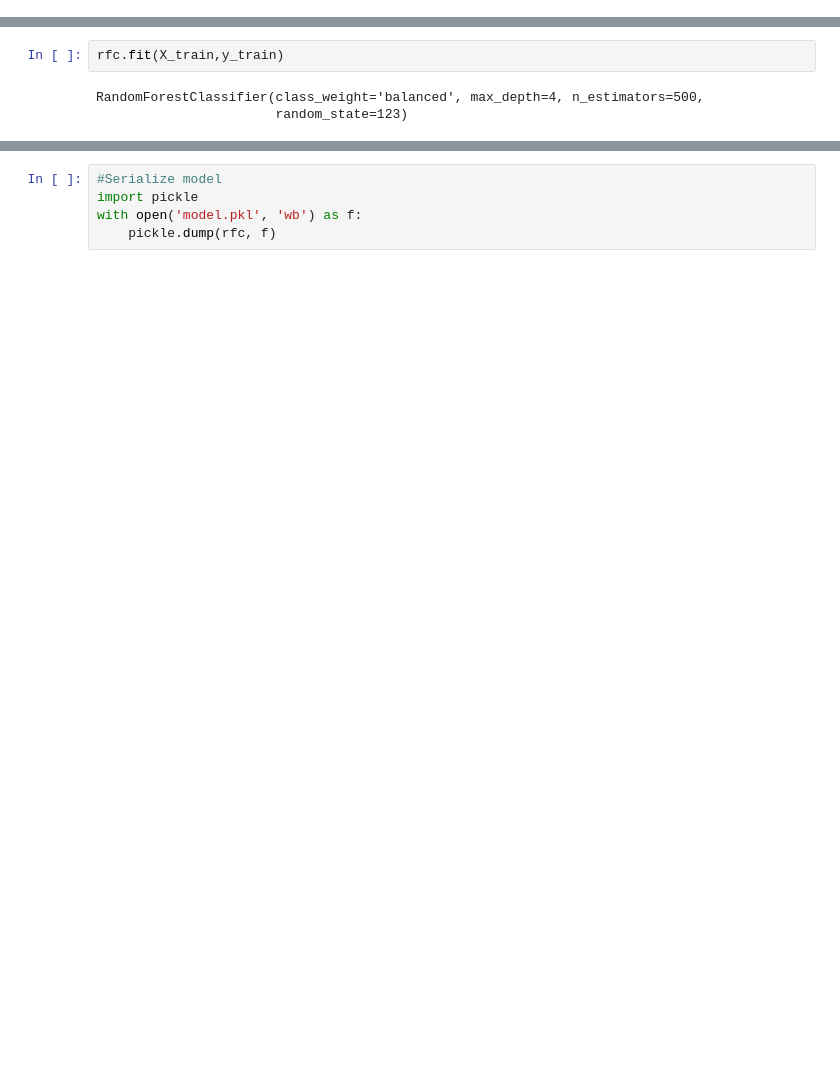
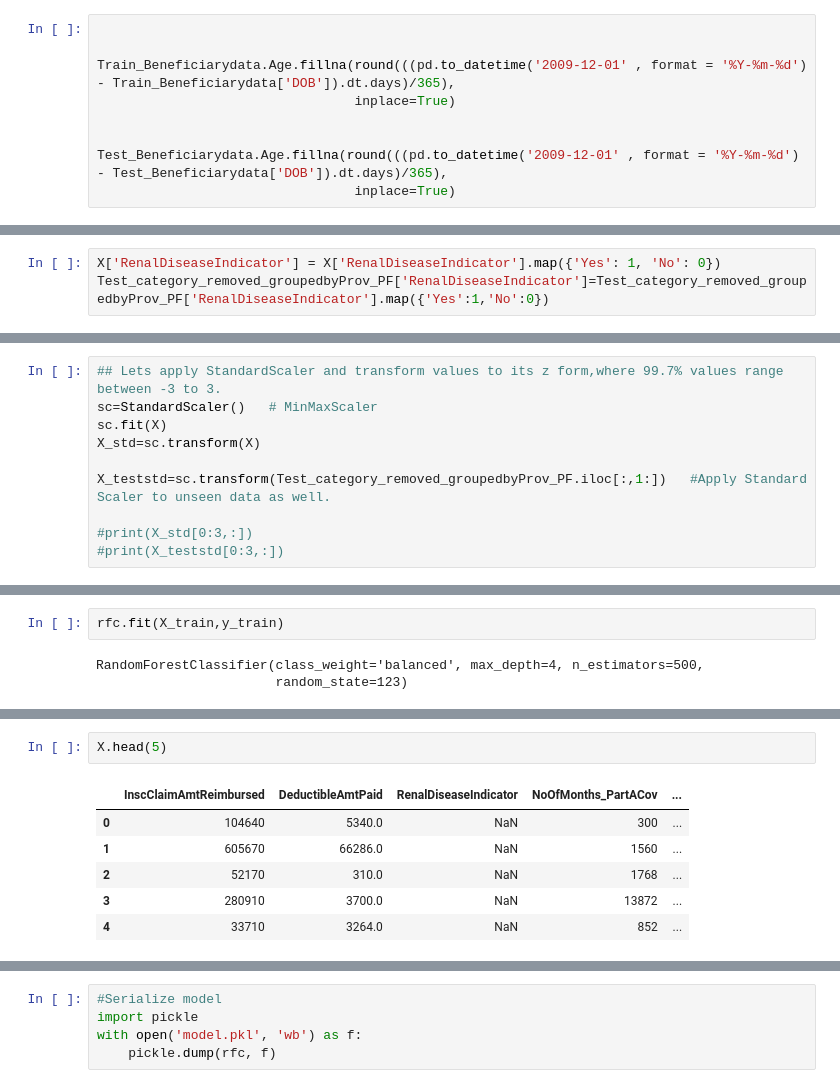
Before and after one commit to Shruti-S0405/Smart-Insurance, a Jupyter notebook: src/prediction/fraudulent_detection.ipynb, the cells around one changed output, grey strips where cells are left out. Saved outputs shown, nothing was run; the diff lists cells and outputs as text; blank space fills up the shorter version.

```diff
--- a/src/prediction/fraudulent_detection.ipynb
+++ b/src/prediction/fraudulent_detection.ipynb
@@ -226,0 +46,9 @@ X_train,X_val,y_train,y_val = train_test_split(X,y,test_size=0.3,random_state=10
+# %%
+
+
+Train_Beneficiarydata.Age.fillna(round(((pd.to_datetime('2009-12-01' , format = '%Y-%m-%d') - Train_Beneficiarydata['DOB']).dt.days)/365),
+                                 inplace=True)
+
+
+Test_Beneficiarydata.Age.fillna(round(((pd.to_datetime('2009-12-01' , format = '%Y-%m-%d') - Test_Beneficiarydata['DOB']).dt.days)/365),
+                                 inplace=True)
@@ -226,0 +324,3 @@ X_train,X_val,y_train,y_val = train_test_split(X,y,test_size=0.3,random_state=10
+# %%
+X['RenalDiseaseIndicator'] = X['RenalDiseaseIndicator'].map({'Yes': 1, 'No': 0})
+Test_category_removed_groupedbyProv_PF['RenalDiseaseIndicator']=Test_category_removed_groupedbyProv_PF['RenalDiseaseIndicator'].map({'Yes':1,'No':0})
@@ -226,0 +374,10 @@ X_train,X_val,y_train,y_val = train_test_split(X,y,test_size=0.3,random_state=10
+# %%
+## Lets apply StandardScaler and transform values to its z form,where 99.7% values range between -3 to 3.
+sc=StandardScaler()   # MinMaxScaler
+sc.fit(X)
+X_std=sc.transform(X)
+
+X_teststd=sc.transform(Test_category_removed_groupedbyProv_PF.iloc[:,1:])   #Apply Standard Scaler to unseen data as well.
+
+#print(X_std[0:3,:])
+#print(X_teststd[0:3,:])
@@ -346 +410,10 @@ Index(['InscClaimAmtReimbursed', 'DeductibleAmtPaid', 'RenalDiseaseIndicator',
+# %%
+X.head(5)
+# %% [output]
+|  | InscClaimAmtReimbursed | DeductibleAmtPaid | RenalDiseaseIndicator | NoOfMonths_PartACov | ... |
+| 0 | 104640 | 5340.0 | NaN | 300 | ... |
+| 1 | 605670 | 66286.0 | NaN | 1560 | ... |
+| 2 | 52170 | 310.0 | NaN | 1768 | ... |
+| 3 | 280910 | 3700.0 | NaN | 13872 | ... |
+| 4 | 33710 | 3264.0 | NaN | 852 | ... |
 # %%
```
Also changed, not shown: parts of 67 cells of this notebook, 7 other files.
